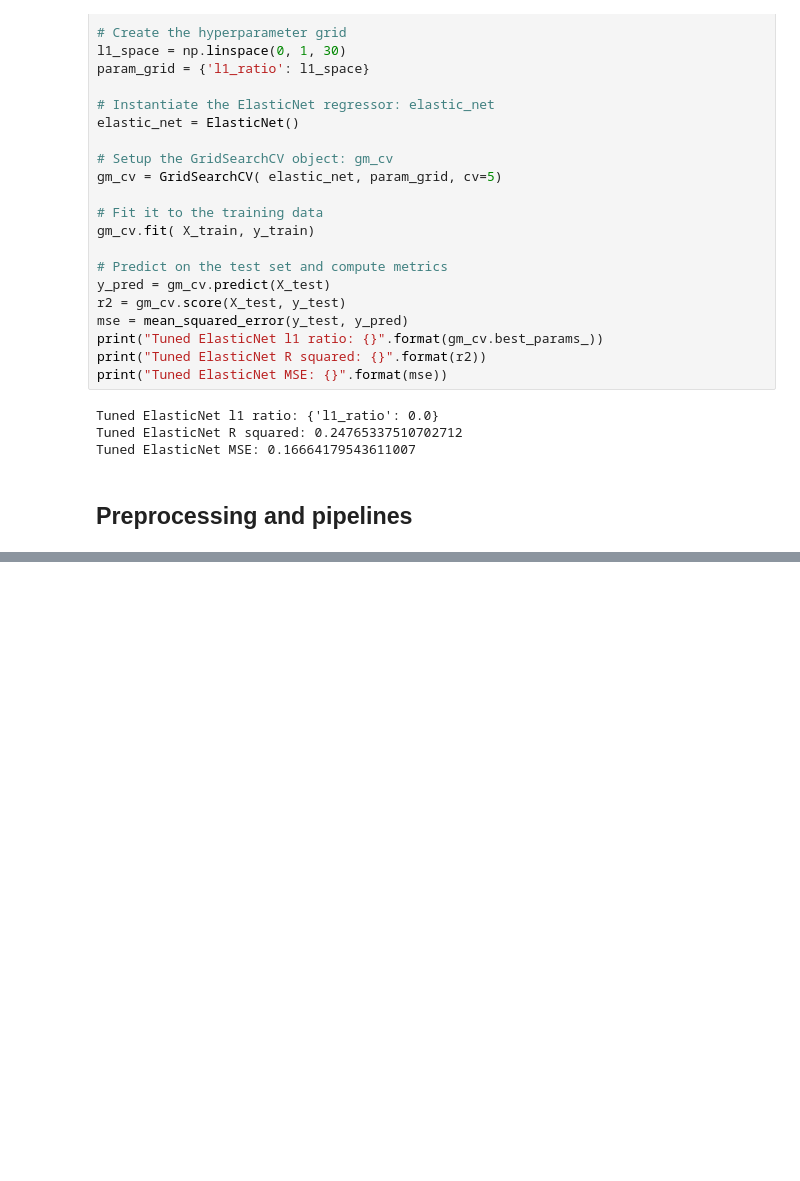
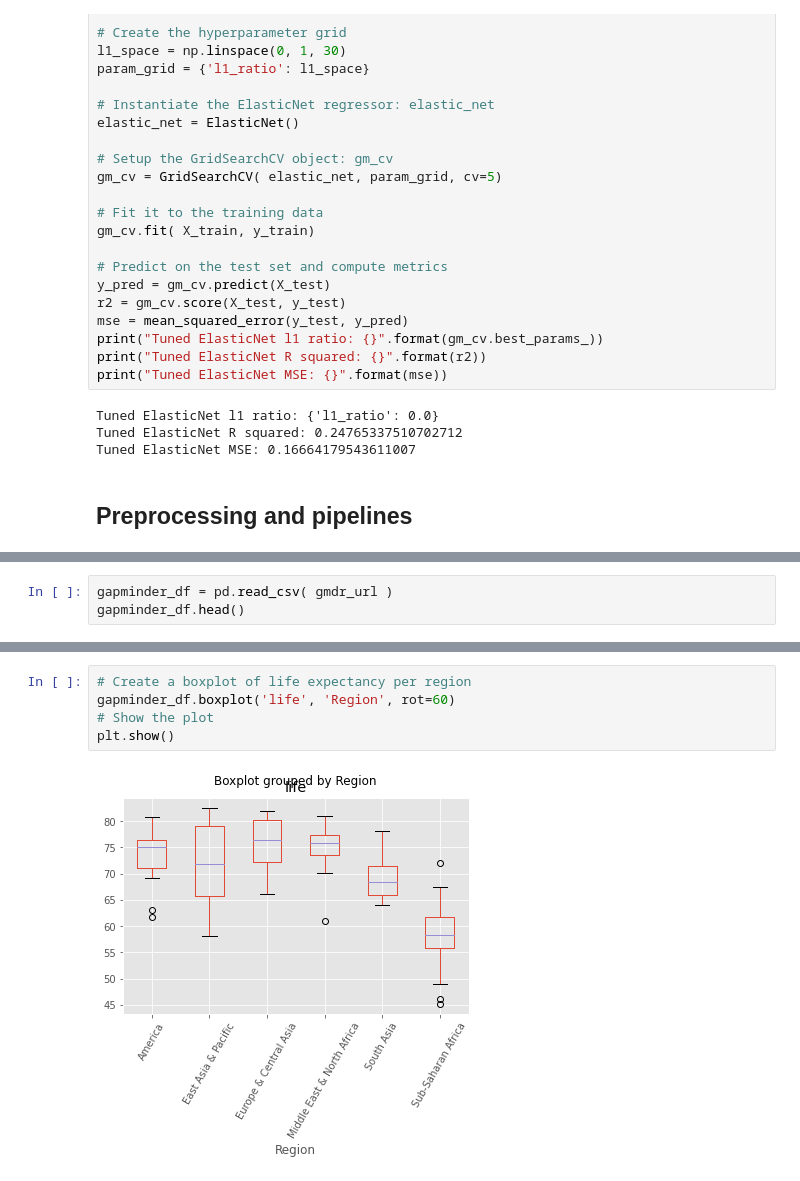
Before and after one commit to SmilodonCub/DATA602, a Jupyter notebook: scikitLearn.ipynb, the cells around one changed output, grey strips where cells are left out. Cells and saved outputs as stored; diff of their text form; blank space fills up the shorter version.

```diff
--- a/scikitLearn.ipynb
+++ b/scikitLearn.ipynb
@@ -1229,0 +1295,3 @@ Tuned ElasticNet MSE: 0.16664179543611007
+# %%
+gapminder_df = pd.read_csv( gmdr_url )
+gapminder_df.head()
@@ -1229,0 +1305,7 @@ Tuned ElasticNet MSE: 0.16664179543611007
+# %%
+# Create a boxplot of life expectancy per region
+gapminder_df.boxplot('life', 'Region', rot=60)
+# Show the plot
+plt.show()
+# %% [output]
+[figure, added]
```
Also changed, not shown: parts of 55 cells of this notebook.
